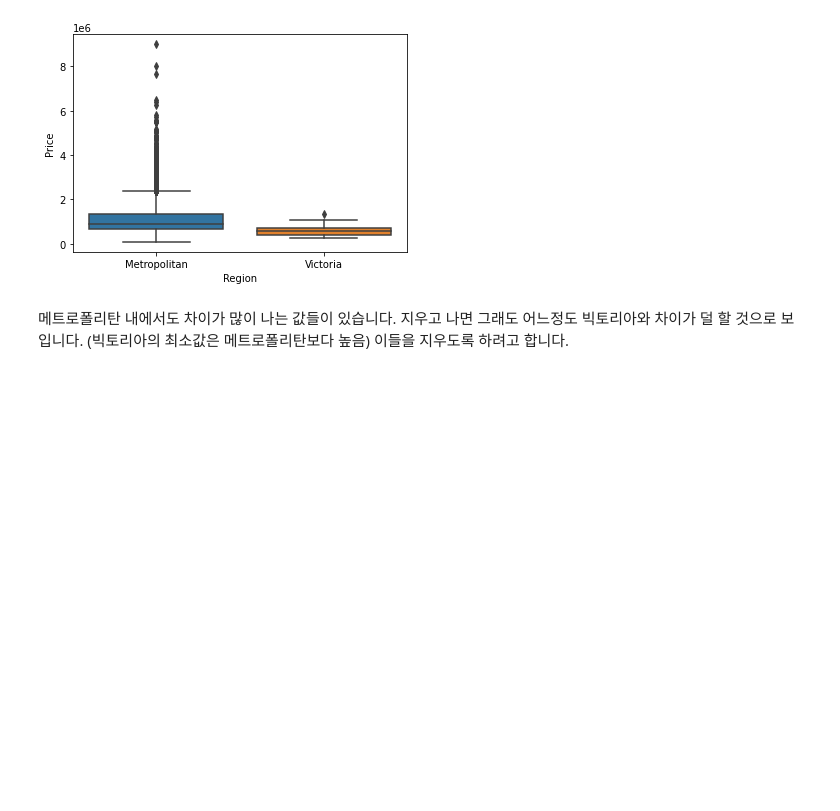
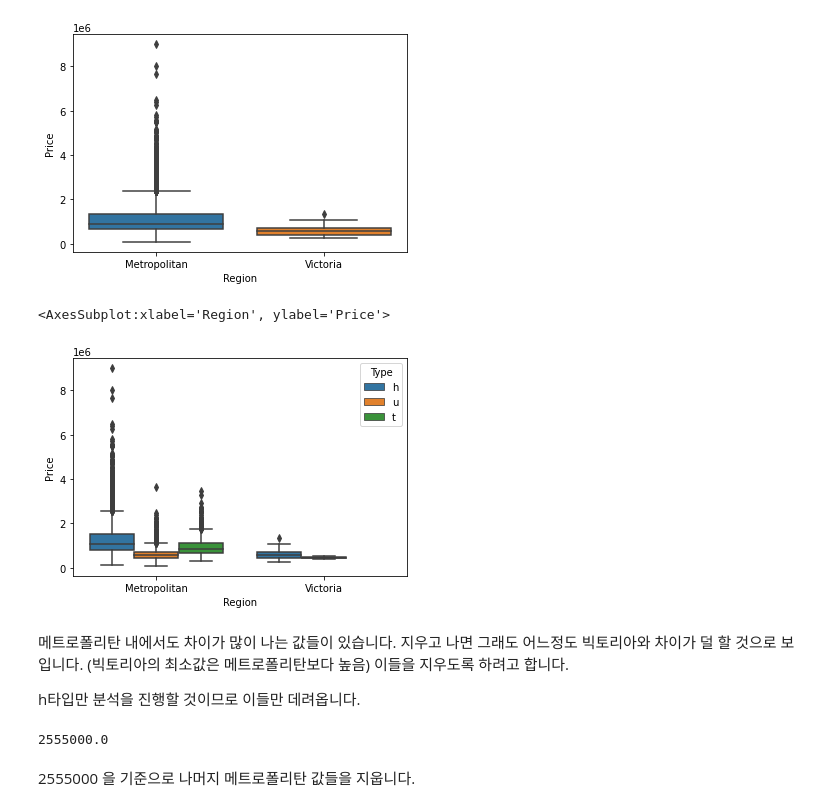
Before and after one commit to Angela-Park-JE/TIL_ver1, a Jupyter notebook: pandas/permutation_test.ipynb, the cells around one changed output. Saved outputs shown, nothing was run; the diff lists cells and outputs as text; code cells hidden in the pictures; blank space fills up the shorter version.

```diff
--- a/pandas/permutation_test.ipynb
+++ b/pandas/permutation_test.ipynb
@@ -228,5 +237,12 @@ sns.boxplot(data = df, x = 'Region', y = 'Price')
 # %% [output]
 <AxesSubplot:xlabel='Region', ylabel='Price'>
 [figure]
+# %%
+sns.boxplot(data = df, x = 'Region', y = 'Price', hue = 'Type')
+# %% [output]
+<AxesSubplot:xlabel='Region', ylabel='Price'>
+[figure, added]
 # %% [markdown]
 메트로폴리탄 내에서도 차이가 많이 나는 값들이 있습니다. 지우고 나면 그래도 어느정도 빅토리아와 차이가 덜 할 것으로 보입니다. (빅토리아의 최소값은 메트로폴리탄보다 높음) 이들을 지우도록 하려고 합니다.
+
+h타입만 분석을 진행할 것이므로 이들만 데려옵니다.
@@ -232,0 +253,9 @@ sns.boxplot(data = df, x = 'Region', y = 'Price')
+# %%
+# 3/4 지점의 값 + 1.5 * 사분위수 범위
+
+Metro_price_anormaly = Met_price.quantile(0.75) + (Met_price.quantile(0.75) - Met_price.quantile(0.25)) *1.5
+Metro_price_anormaly
+# %% [output]
+2555000.0
+# %% [markdown]
+2555000 을 기준으로 나머지 메트로폴리탄 값들을 지웁니다.
```
Also changed, not shown: parts of 4 cells of this notebook.
